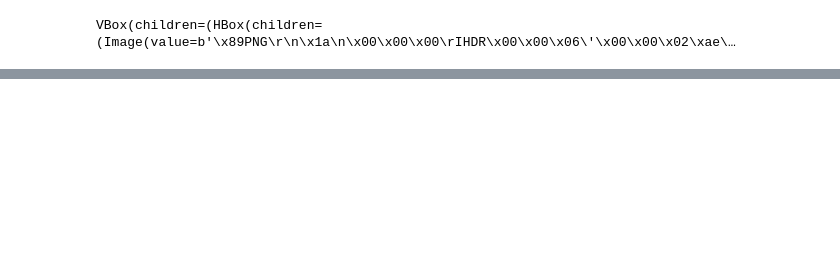
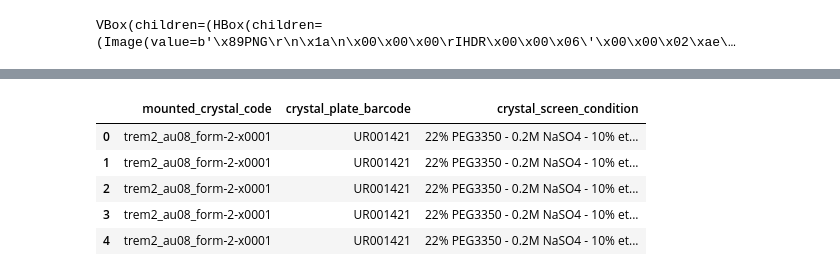
Before and after one commit to tkrojer/FragMAX_crystal_preparation, a Jupyter notebook: app.ipynb, the cells around one changed output, grey strips where cells are left out. Saved outputs shown, nothing was run; the diff lists cells and outputs as text; code cells hidden in the pictures; blank space fills up the shorter version.

```diff
--- a/app.ipynb
+++ b/app.ipynb
@@ -98,3 +101,33 @@ VBox(children=(HBox(children=(Image(value=b'\x89PNG\r\n\x1a\n\x00\x00\x00\rIHDR\
 #df = pd.read_csv(c, dtype=str)
 # %%
 #print(dal.conn_string)
+# %%
+from sqlalchemy.sql import select
+import pandas as pd
+j = dal.mounted_crystals_table.join(
+    dal.marked_crystals_table, dal.mounted_crystals_table.c.marked_crystal_code ==
+                               dal.marked_crystals_table.c.marked_crystal_code, isouter=True).join(
+    dal.crystal_screen_table, dal.crystal_plate_table.c.crystal_screen_name ==
+                              dal.crystal_screen_table.c.crystal_screen_name, isouter=True)
+
+#    dal.crystal_plate_table, dal.marked_crystals_table.c.crystal_plate_barcode ==
+#                             dal.crystal_plate_table.c.crystal_plate_barcode, isouter=True).join(
+
+
+
+q = select([dal.mounted_crystals_table.c.mounted_crystal_code,
+           dal.marked_crystals_table.c.crystal_plate_barcode,
+           dal.crystal_screen_table.c.crystal_screen_condition])
+
+q = q.select_from(j)
+
+df = pd.read_sql_query(q, dal.engine)
+# %%
+df.head()
+# %% [output]
+|  | mounted_crystal_code | crystal_plate_barcode | crystal_screen_condition |
+| 0 | trem2_au08_form-2-x0001 | UR001421 | 22% PEG3350 - 0.2M NaSO4 - 10% et... |
+| 1 | trem2_au08_form-2-x0001 | UR001421 | 22% PEG3350 - 0.2M NaSO4 - 10% et... |
+| 2 | trem2_au08_form-2-x0001 | UR001421 | 22% PEG3350 - 0.2M NaSO4 - 10% et... |
+| 3 | trem2_au08_form-2-x0001 | UR001421 | 22% PEG3350 - 0.2M NaSO4 - 10% et... |
+| 4 | trem2_au08_form-2-x0001 | UR001421 | 22% PEG3350 - 0.2M NaSO4 - 10% et... |
```
Also changed, not shown: parts of 3 cells of this notebook, 18 other files.
